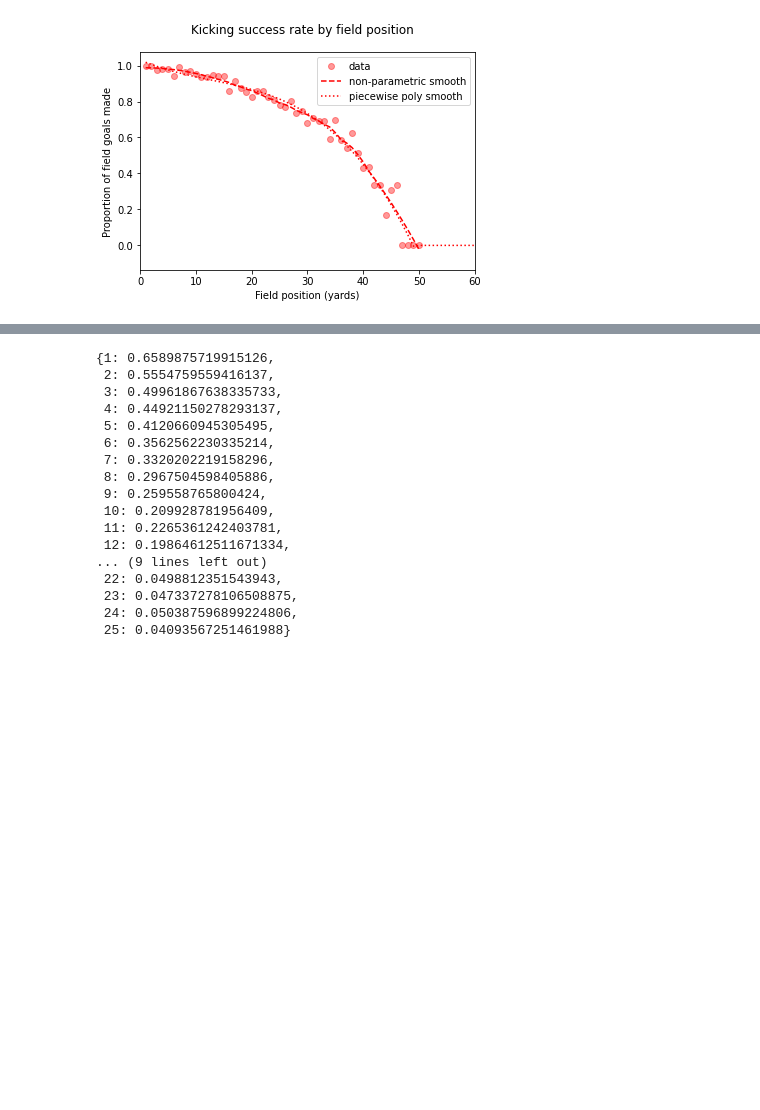
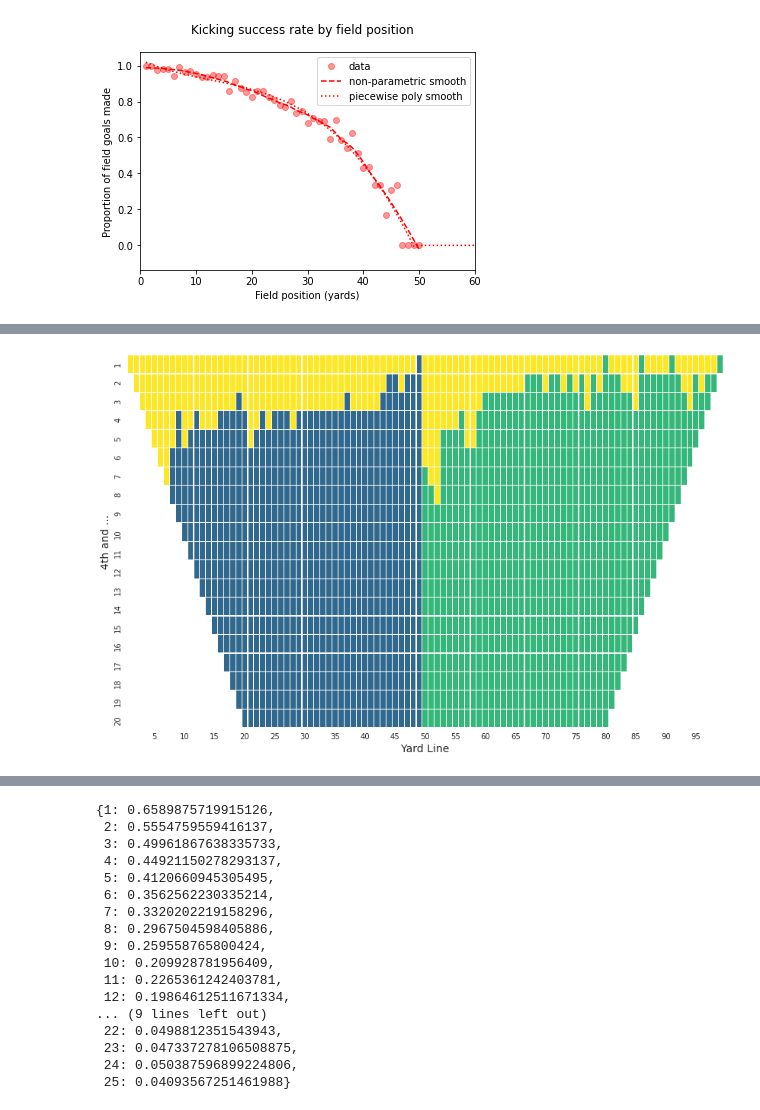
Before and after one commit to sethbilliau/SportsAnalytics, a Jupyter notebook: project2/fourthdown.ipynb, the cells around one changed output, grey strips where cells are left out. Saved outputs shown, nothing was run; the diff lists cells and outputs as text; code cells hidden in the pictures; blank space fills up the shorter version.

```diff
--- a/project2/fourthdown.ipynb
+++ b/project2/fourthdown.ipynb
@@ -133,0 +382,5 @@ Text(0.5, 0.98, 'Kicking success rate by field position')
+# %%
+# Fourth Down Model for an average time/play in the first quarter
+visualize_model(True, 1)
+# %% [output]
+[figure, added]
```
Also changed, not shown: parts of 36 cells of this notebook.
